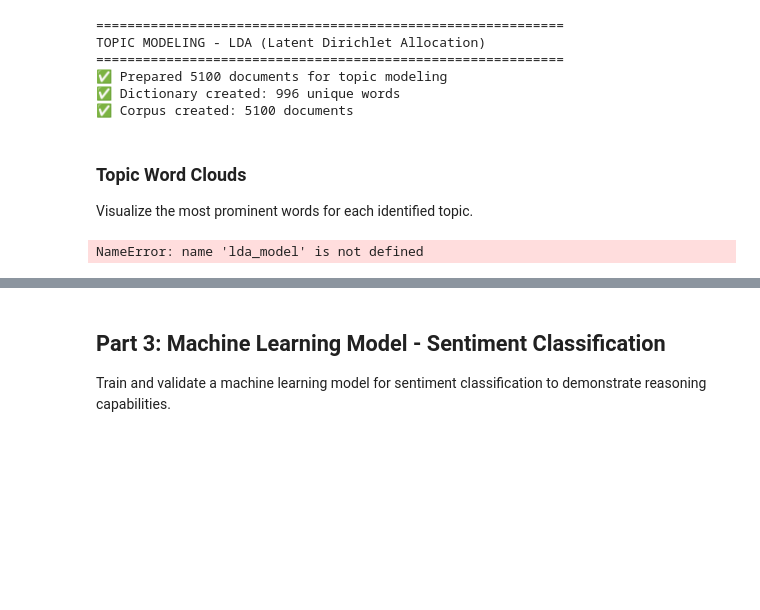
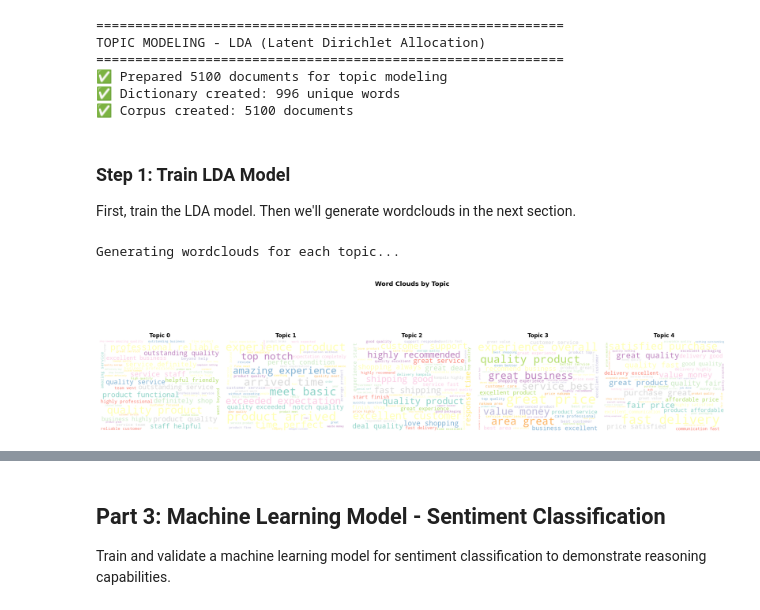
Before and after one commit to Cemputus/Cognitive-Computing-project, a Jupyter notebook: notebooks/Milestone2/02_Understanding_Reasoning_Engine.ipynb, the cells around one changed output, grey strips where cells are left out. Cells and saved outputs as stored; diff of their text form; code cells hidden in the pictures; blank space fills up the shorter version.

```diff
--- a/notebooks/Milestone2/02_Understanding_Reasoning_Engine.ipynb
+++ b/notebooks/Milestone2/02_Understanding_Reasoning_Engine.ipynb
@@ -299,18 +299,32 @@ TOPIC MODELING - LDA (Latent Dirichlet Allocation)
 ✅ Prepared 5100 documents for topic modeling
 ✅ Dictionary created: 996 unique words
 ✅ Corpus created: 5100 documents
-# %% [markdown]
-### Topic Word Clouds
-
-Visualize the most prominent words for each identified topic.
+# %% [markdown]
+### Step 1: Train LDA Model
+
+First, train the LDA model. Then we'll generate wordclouds in the next section.
 # %%
 # Generate wordclouds for each topic with error handling
-# Initialize lda_model if not defined (may not be trained yet)
-if 'lda_model' not in locals():
-    lda_model = None
-    num_topics = 0
+# IMPORTANT: Run the LDA training cell (below) FIRST before running this cell
+# This cell will safely skip if lda_model hasn't been trained yet
 
-if lda_model is not None:
+# Check if lda_model exists (it's created in the next cell)
+try:
+    # Try to reference lda_model to see if it exists
+    test_model = lda_model
+    # Also check if corpus exists (needed for wordclouds)
+    test_corpus = corpus
+    model_ready = True
+except NameError as e:
+    model_ready = False
+    print("=" * 60)
+    print("⚠️ LDA Model Not Yet Trained")
+    print("=" * 60)
+    print("Please run the NEXT cell (Train LDA Model) first.")
+    print("After training completes, return to this cell to generate topic wordclouds.")
+    print("\nSkipping topic wordcloud generation for now...")
+
+if model_ready:
     try:
         print("\nGenerating wordclouds for each topic...")
 
@@ -345,33 +359,34 @@ if lda_model is not None:
                     topic_text = ' '.join(df_topic['cleaned_text'].dropna().astype(str))
 
                     if topic_text:
                         wordcloud = WordCloud(
                             width=400,
                             height=300,
                             max_words=50,
                             background_color='white',
                             colormap='Set3',
                             random_state=42
                         ).generate(topic_text)
 
                         axes[idx].imshow(wordcloud, interpolation='bilinear')
                         axes[idx].axis('off')
                         axes[idx].set_title(f'Topic {topic_id}', fontsize=12, fontweight='bold')
 
                 plt.suptitle('Word Clouds by Topic', fontsize=14, fontweight='bold', y=1.02)
                 plt.tight_layout()
                 plt.show()
         else:
             print("⚠️ Cannot match topics to reviews - generating overall topic wordcloud")
             # Generate wordcloud from all topic words
             all_topic_words = ' '.join([word for topic_id in range(num_topics)
                                         for word, _ in lda_model.show_topic(topic_id, topn=20)])
             wordcloud_gen.generate_wordcloud(all_topic_words, "Topic Keywords Word Cloud", figsize=(12, 6))
     except Exception as e:
         print(f"⚠️ Error generating topic wordclouds: {e}")
 else:
     print("⚠️ LDA model not available - skipping topic wordclouds")
 # %% [output]
-NameError: name 'lda_model' is not defined
+Generating wordclouds for each topic...
+[figure, added]
 # %%
 # Train LDA model with error handling
```
Also changed, not shown: parts of 6 cells of this notebook, 2 other files.
